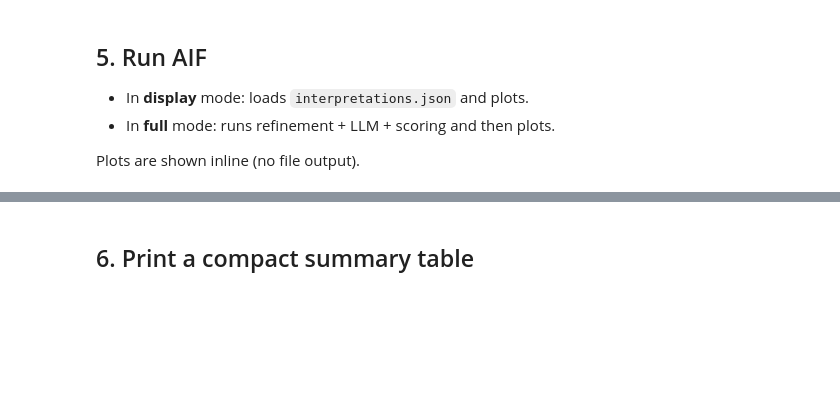
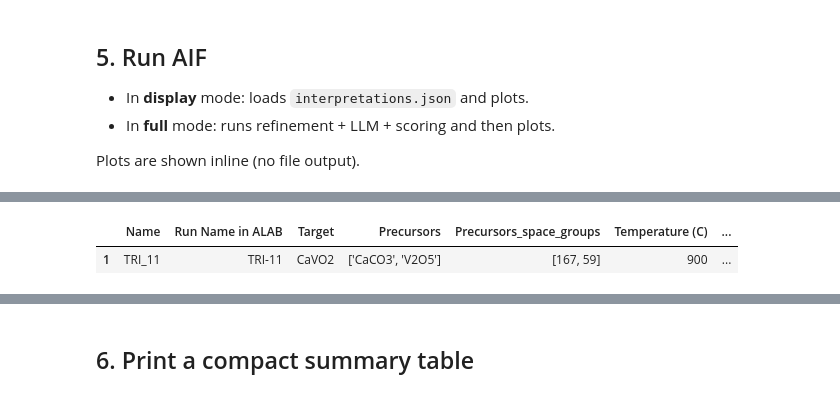
Before and after one commit to odartsi/Automated-Interpretation-Framework-AIF, a Jupyter notebook: notebooks/AIF_run_workflow.ipynb, the cells around one changed output, grey strips where cells are left out. Drawn from its saved outputs; the diff is of its cells as text; code cells hidden in the pictures; blank space fills up the shorter version.

```diff
--- a/notebooks/AIF_run_workflow.ipynb
+++ b/notebooks/AIF_run_workflow.ipynb
@@ -327,0 +266,5 @@ Elapsed: 1928.87 sec
+# %%
+filtered_df
+# %% [output]
+|  | Name | Run Name in ALAB | Target | Precursors | Precursors_space_groups | Temperature (C) | ... |
+| 1 | TRI_11 | TRI-11 | CaVO2 | ['CaCO3', 'V2O5'] | [167, 59] | 900 | ... |
```
Also changed, not shown: parts of 10 cells of this notebook, 28 other files.
